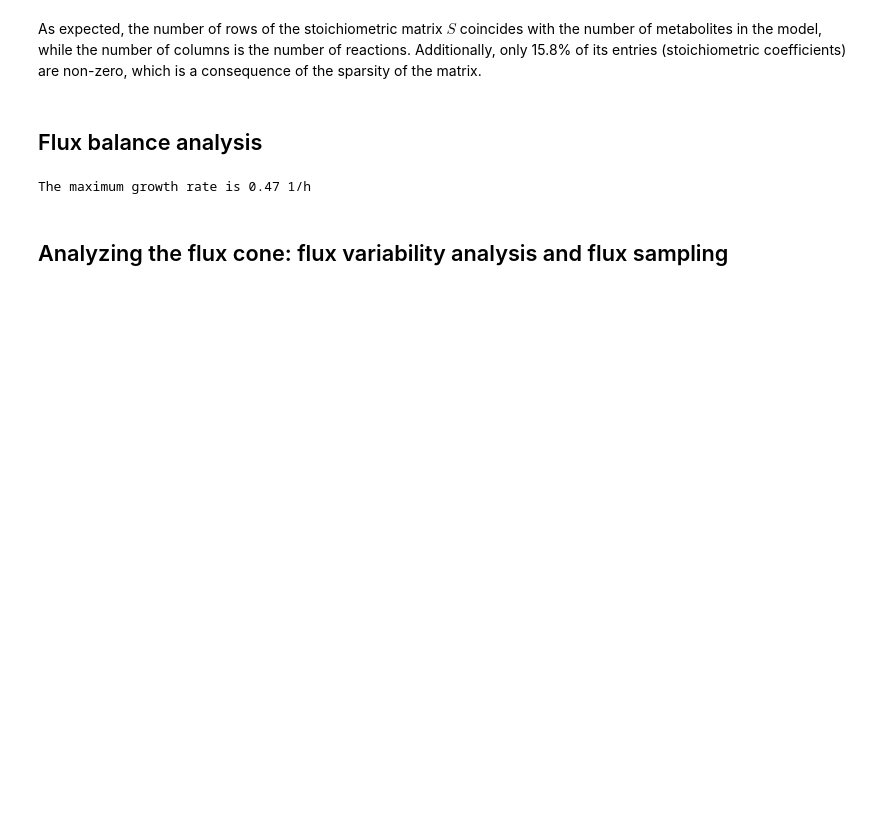
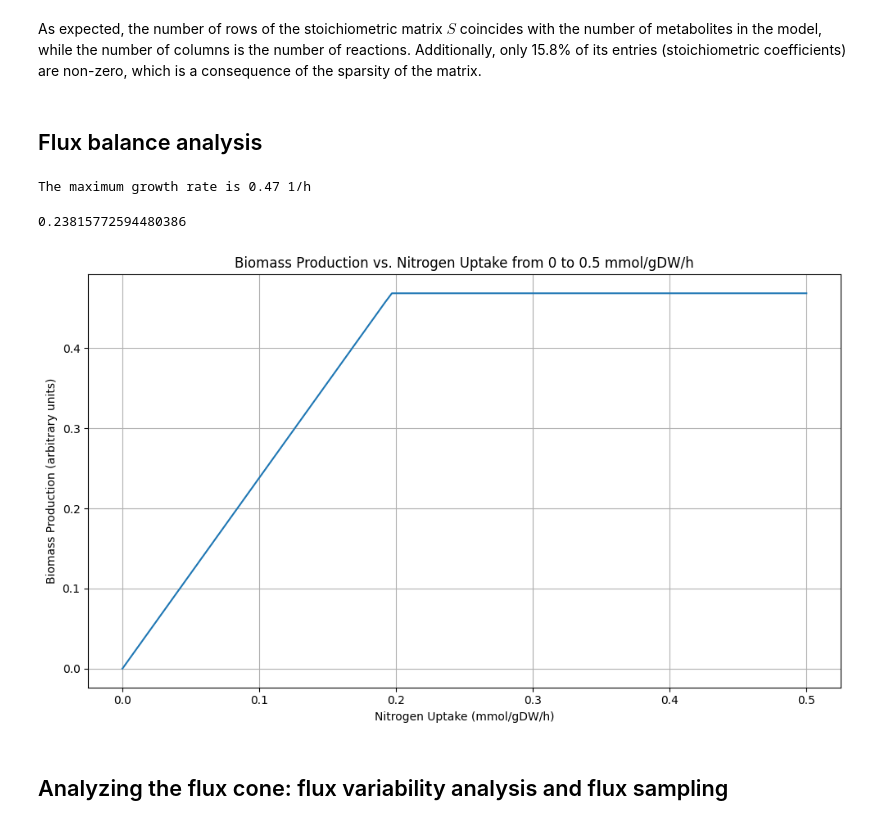
Before and after one commit to Robaina/Phycogem, a Jupyter notebook: docs/0_basic_examples.ipynb, the cells around one changed output. Saved outputs shown, nothing was run; the diff lists cells and outputs as text; code cells hidden in the pictures; blank space fills up the shorter version.

```diff
--- a/docs/0_basic_examples.ipynb
+++ b/docs/0_basic_examples.ipynb
@@ -106,6 +106,49 @@ sol = gem.model.optimize()
 print(f"The maximum growth rate is {sol.objective_value:.2f} 1/h")
 # %% [output]
 The maximum growth rate is 0.47 1/h
+# %%
+gem.model.reactions.get_by_id("EX_no3_e").lower_bound = -0
+gem.model.reactions.get_by_id("EX_nh4_e").lower_bound = -0
+gem.model.reactions.get_by_id("EX_no2_e").lower_bound = -0
+gem.model.reactions.get_by_id("EX_urea_e").lower_bound = -.1
+gem.model.slim_optimize()
+# %% [output]
+0.23815772594480386
+# %%
+import cobra
+import numpy as np
+import matplotlib.pyplot as plt
+
+# Load your genome-scale model
+model = gem.model
+
+# Define the range of nitrogen uptake fluxes (from 0 to -1000)
+nitrogen_fluxes = np.linspace(0, 0.5, 100)  # sample 100 points
+
+biomass_values = []
+
+# Loop through different nitrogen uptake values
+for no3_influx in nitrogen_fluxes:
+    # Set nitrogen uptake for the model
+    model.reactions.get_by_id('EX_urea_e').lower_bound = -no3_influx
+
+    # Solve the model
+    solution = model.optimize()
+
+    # Store biomass production
+    biomass_values.append(4 * solution.fluxes['DM_biomass_c'])
+
+# Plot results
+plt.figure(figsize=(10, 6))
+plt.plot(nitrogen_fluxes, biomass_values, color='tab:blue')
+plt.xlabel('Nitrogen Uptake (mmol/gDW/h)')
+plt.ylabel('Biomass Production (arbitrary units)')
+plt.title('Biomass Production vs. Nitrogen Uptake from 0 to 0.5 mmol/gDW/h')
+plt.grid(True)
+plt.tight_layout()
+plt.show()
+# %% [output]
+[figure, added]
 # %% [markdown]
 ## Analyzing the flux cone: flux variability analysis and flux sampling
 # %%
```
Also changed, not shown: parts of 4 cells of this notebook, 5 other files.
